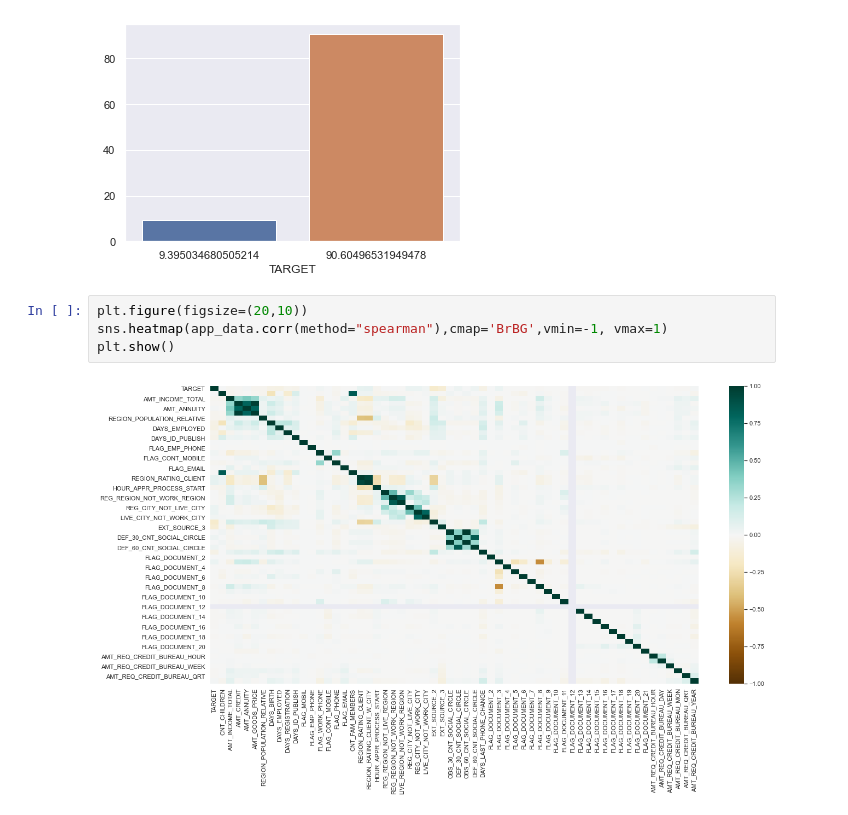
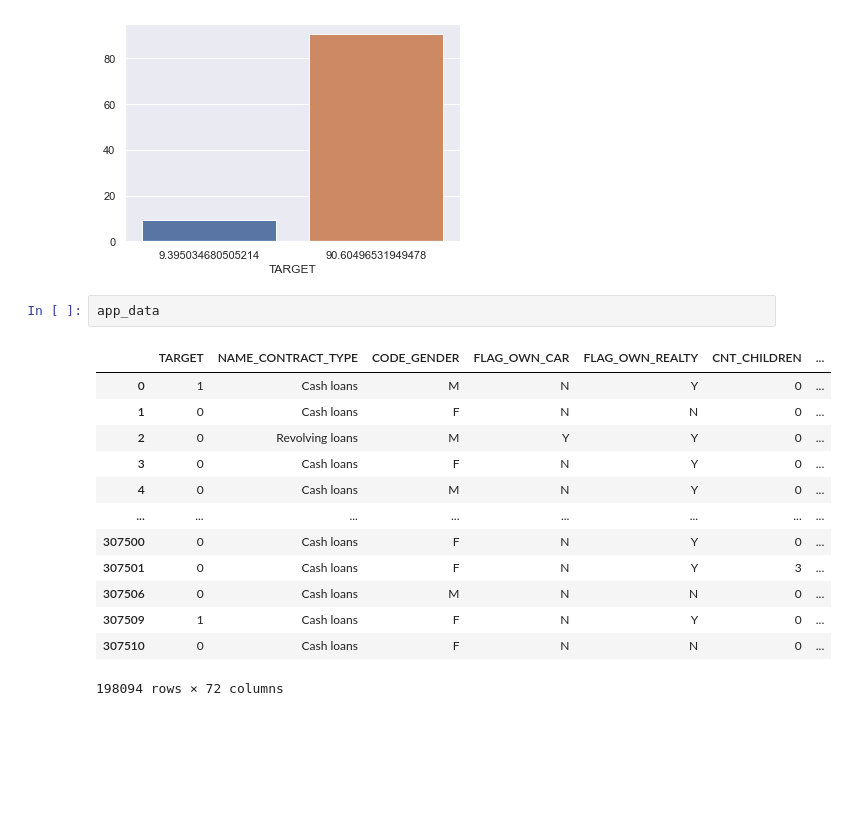
Before and after one commit to sidh-singh/Loan-Prediction-Model, a Jupyter notebook: Assignment2.ipynb, the cells around one changed output. Saved outputs shown, nothing was run; the diff lists cells and outputs as text; blank space fills up the shorter version.

```diff
--- a/Assignment2.ipynb
+++ b/Assignment2.ipynb
@@ -355,9 +355,19 @@ sns.barplot(x=percentage_series(app_data['TARGET']).index,y=percentage_series(ap
 # %% [output]
 <AxesSubplot:xlabel='TARGET'>
 [figure]
-# %%
-plt.figure(figsize=(20,10))
-sns.heatmap(app_data.corr(method="spearman"),cmap='BrBG',vmin=-1, vmax=1)
-plt.show()
-# %% [output]
-[figure, removed]
+# %%
+app_data
+# %% [output]
+|  | TARGET | NAME_CONTRACT_TYPE | CODE_GENDER | FLAG_OWN_CAR | FLAG_OWN_REALTY | CNT_CHILDREN | ... |
+| 0 | 1 | Cash loans | M | N | Y | 0 | ... |
+| 1 | 0 | Cash loans | F | N | N | 0 | ... |
+| 2 | 0 | Revolving loans | M | Y | Y | 0 | ... |
+| 3 | 0 | Cash loans | F | N | Y | 0 | ... |
+| 4 | 0 | Cash loans | M | N | Y | 0 | ... |
+| ... | ... | ... | ... | ... | ... | ... | ... |
+| 307500 | 0 | Cash loans | F | N | Y | 0 | ... |
+| 307501 | 0 | Cash loans | F | N | Y | 3 | ... |
+| 307506 | 0 | Cash loans | M | N | N | 0 | ... |
+| 307509 | 1 | Cash loans | F | N | Y | 0 | ... |
+| 307510 | 0 | Cash loans | F | N | N | 0 | ... |
+198094 rows × 72 columns
```
Also changed, not shown: parts of 3 cells of this notebook, 1 other file.
